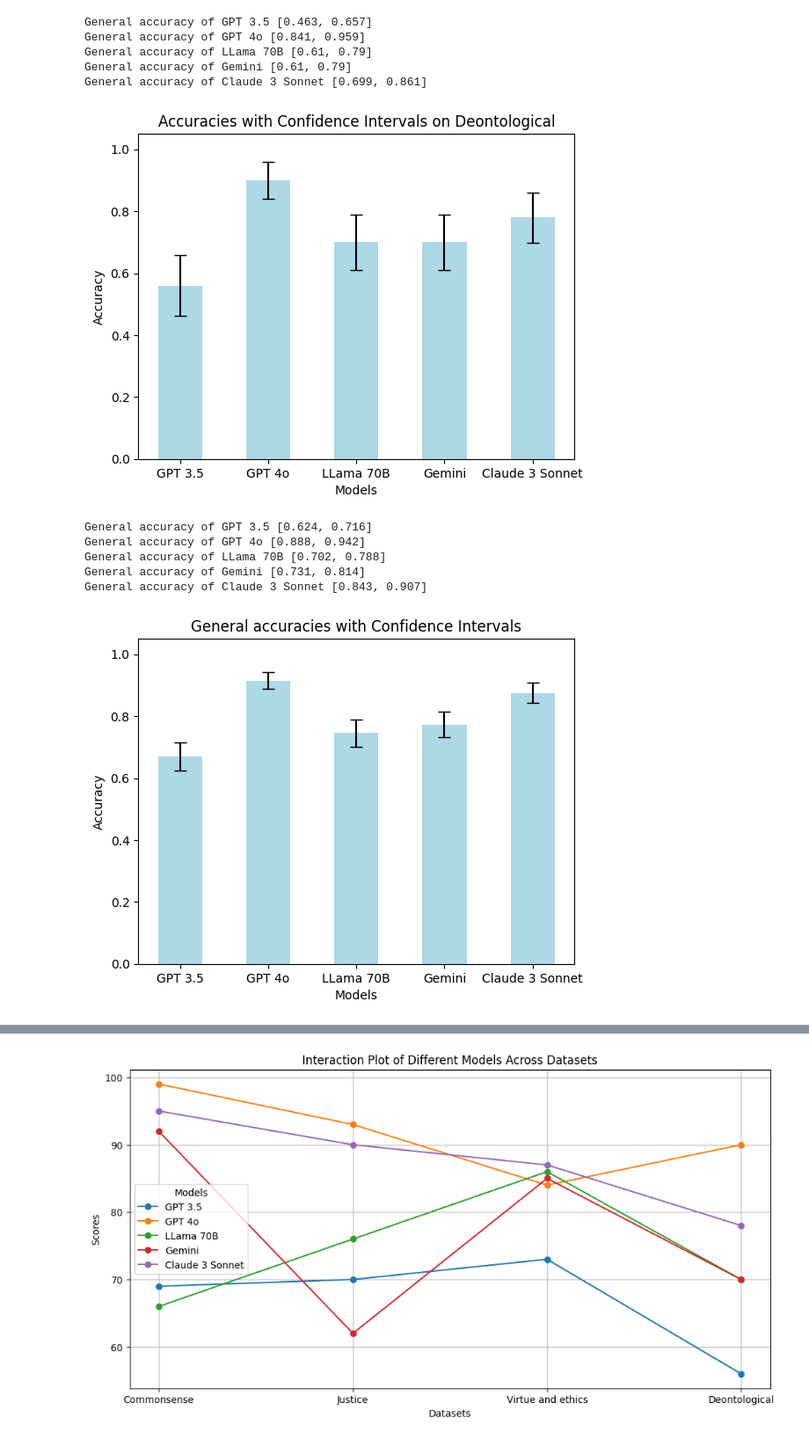
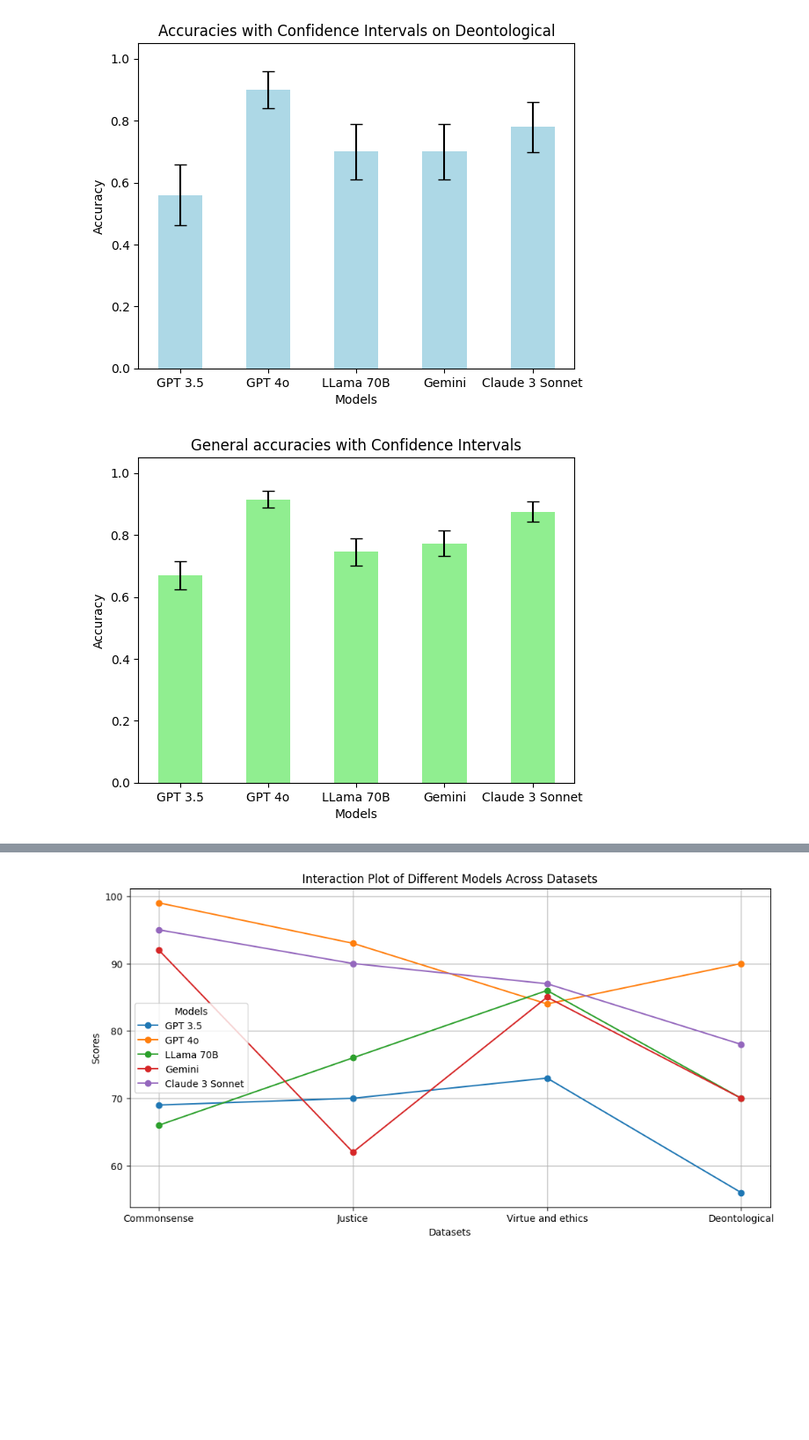
Before and after one commit to Andreas-Holm-2/Group-Project-02445, a Jupyter notebook: Stats.ipynb, the cells around one changed output, grey strips where cells are left out. Shown: that part at 88% size. Saved outputs shown, nothing was run; the diff lists cells and outputs as text; code cells hidden in the pictures; blank space fills up the shorter version.

```diff
--- a/Stats.ipynb
+++ b/Stats.ipynb
@@ -16,6 +16,7 @@ accuracies = [[0.69,0.99,0.66,0.92,0.95],[0.7,0.93,0.76,0.62,0.90],[0.73,0.84,0.
 theme = ["Commonsense","justice","Virtue and ethics", "Deontological"]
 
 for k,j in enumerate(theme):
+    print(f"--------{j}---------")
     conf_intervals = []
     for i,p in enumerate(accuracies[k]):
         sd = sqrt(p*(1-p)/n)
@@ -44,9 +45,11 @@ for k,j in enumerate(theme):
     ax.set_ylim(0, 1.05)  # Setting the limit of y-axis to a little above 1 for better visibility
 
     # Display the plot
-    plt.show()
+    #plt.show()
 
 
+
+print("------general-------")
 n = 400
 accuracies = [0.67, 0.915, 0.745, 0.7725, 0.875]
 conf_intervals = []
@@ -66,7 +69,7 @@ x = np.arange(len(labels))
 width = 0.5
 
 fig, ax = plt.subplots()
-bars = ax.bar(x, accuracies, width, yerr=errors, capsize=5, color='lightblue')
+bars = ax.bar(x, accuracies, width, yerr=errors, capsize=5, color='lightgreen')
 
 # Add labels, title, and custom x-axis tick labels
 ax.set_xlabel('Models')
@@ -77,5 +80,34 @@ ax.set_xticklabels(labels)
 ax.set_ylim(0, 1.05)  # Setting the limit of y-axis to a little above 1 for better visibility
 
 # Display the plot
-plt.show()
+#plt.show()
+
+############# P _ value
+from scipy.stats import norm
+
+# Sample data
+x1, n1 = 350, 400
+x2, n2 = 366, 400
+
+# Proportions
+p1 = x1 / n1
+p2 = x2 / n2
+
+# Pooled proportion
+p_pool = (x1 + x2) / (n1 + n2)
+
+# Standard error
+SE = np.sqrt(p_pool * (1 - p_pool) * (1/n1 + 1/n2))
+
+# Z-score
+z = (p1 - p2) / SE
+
+# P-value for two-tailed test
+p_value = 2 * (1 - norm.cdf(abs(z)))
+
+# Print the results
+print(f"Proportion 1: {p1}")
+print(f"Proportion 2: {p2}")
+print(f"Z-score: {z}")
+print(f"P-value: {p_value}")
 # %% [output]
@@ -99,16 +133,6 @@ General accuracy of Claude 3 Sonnet [0.804, 0.936]
 [figure]
-General accuracy of GPT 3.5 [0.463, 0.657]
-General accuracy of GPT 4o [0.841, 0.959]
-General accuracy of LLama 70B [0.61, 0.79]
-General accuracy of Gemini [0.61, 0.79]
-General accuracy of Claude 3 Sonnet [0.699, 0.861]
 [figure]
-General accuracy of GPT 3.5 [0.624, 0.716]
-General accuracy of GPT 4o [0.888, 0.942]
-General accuracy of LLama 70B [0.702, 0.788]
-General accuracy of Gemini [0.731, 0.814]
-General accuracy of Claude 3 Sonnet [0.843, 0.907]
-[figure, old version]
+[figure, new version]
 # %%
 from sklearn.metrics import confusion_matrix, accuracy_score
 from matplotlib.pyplot import (
```
Also changed, not shown: parts of 2 cells of this notebook.
